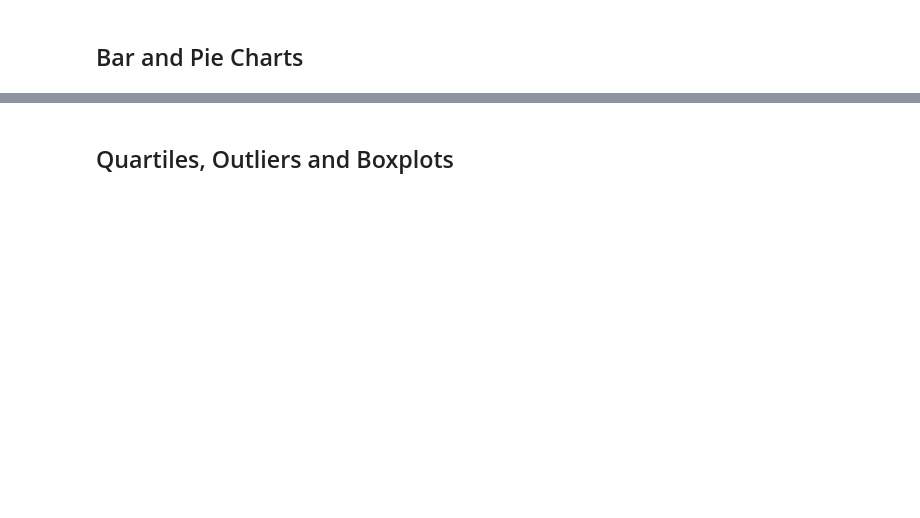
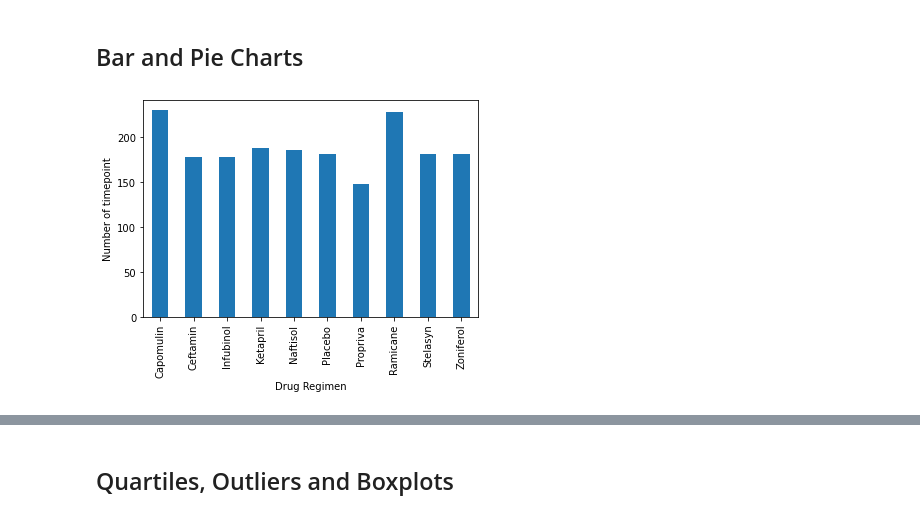
Before and after one commit to mgodfrey48/Tumor-Treatment-Analysis, a Jupyter notebook: Instructions/Pymaceuticals/pymaceuticals_starter.ipynb, the cells around one changed output, grey strips where cells are left out. Cells and saved outputs as stored; diff of their text form; code cells hidden in the pictures; blank space fills up the shorter version.

Commit message:
Added code to display bar and pie charts. Began adding code for boxplots and outliers.

```diff
--- a/Instructions/Pymaceuticals/pymaceuticals_starter.ipynb
+++ b/Instructions/Pymaceuticals/pymaceuticals_starter.ipynb
@@ -116,5 +132,9 @@ tumor_volume_summary_by_regmien
 ## Bar and Pie Charts
 # %%
 # Generate a bar plot showing the total number of timepoints for all mice tested for each drug regimen using Pandas.
+cleaned_mouse_data.groupby('Drug Regimen')['Timepoint'].count().plot(kind='bar', ylabel='Number of timepoint')
+plt.show()
+# %% [output]
+[figure, added]
 # %%
 # Generate a bar plot showing the total number of timepoints for all mice tested for each drug regimen using pyplot.
```
Also changed, not shown: parts of 9 cells of this notebook.
